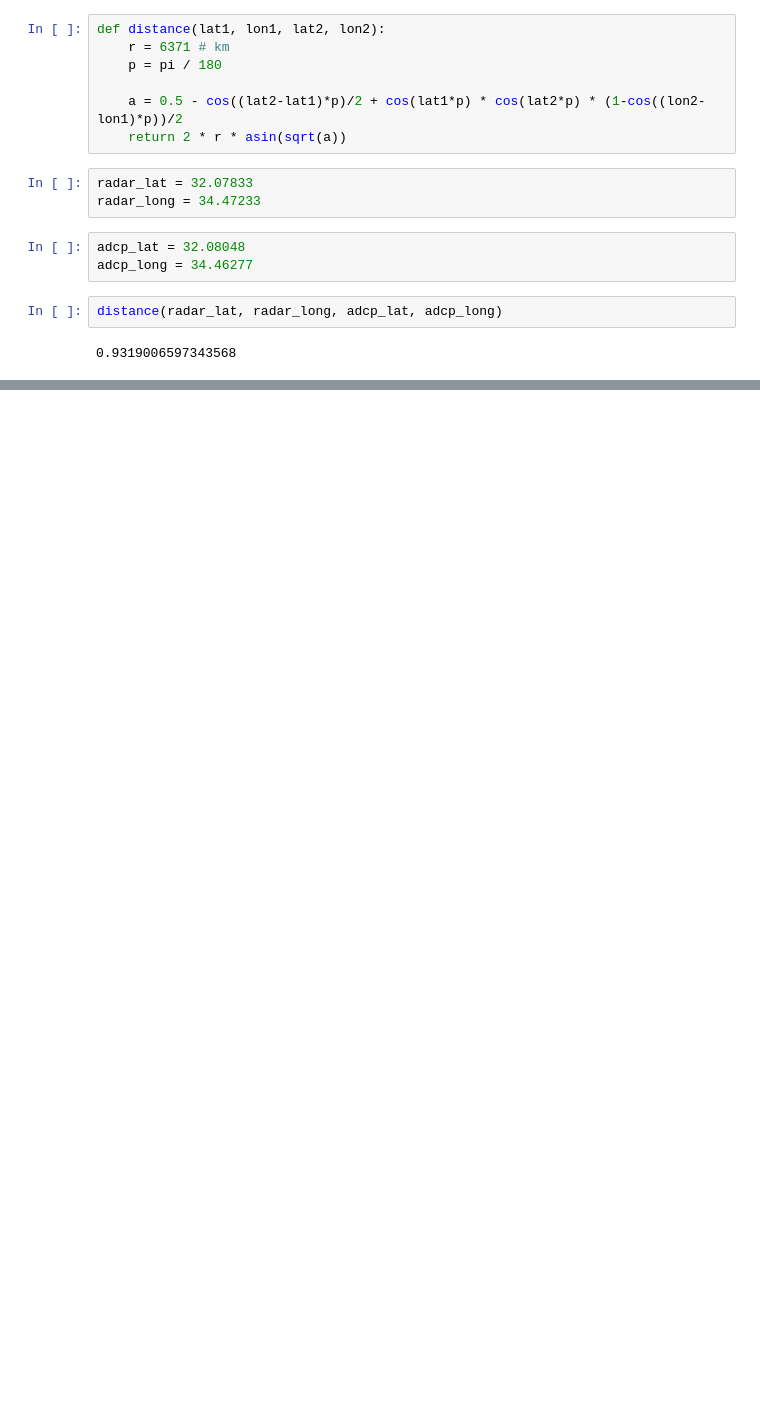
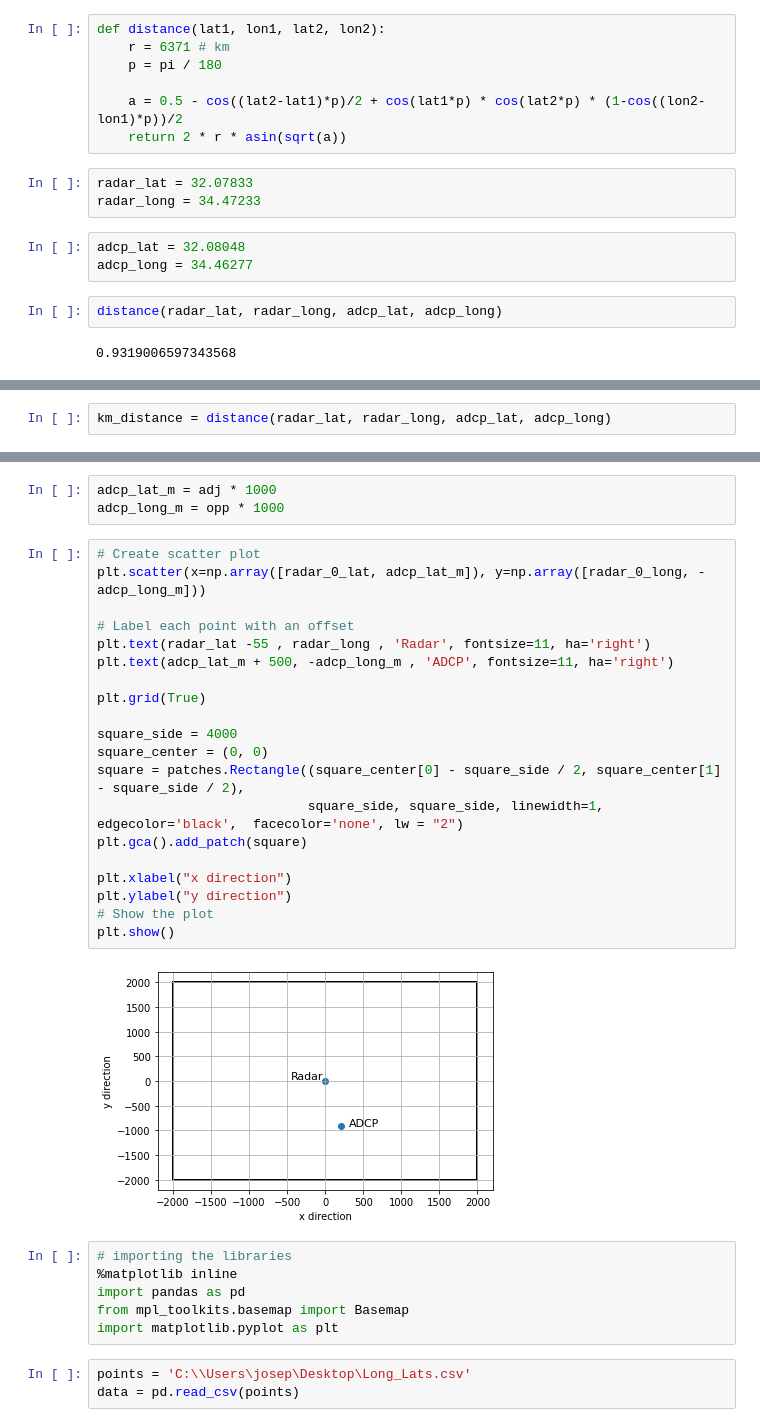
Before and after one commit to joeyanderson1/4th-Year-Thesis, a Jupyter notebook: ADCP Data.ipynb, the cells around one changed output, grey strips where cells are left out. Cells and saved outputs as stored; diff of their text form; blank space fills up the shorter version.

```diff
--- a/ADCP Data.ipynb
+++ b/ADCP Data.ipynb
@@ -164,0 +139,2 @@ plt.show()
+# %%
+km_distance = distance(radar_lat, radar_long, adcp_lat, adcp_long)
@@ -164,0 +155,34 @@ plt.show()
+# %%
+adcp_lat_m = adj * 1000
+adcp_long_m = opp * 1000
+# %%
+# Create scatter plot
+plt.scatter(x=np.array([radar_0_lat, adcp_lat_m]), y=np.array([radar_0_long, -adcp_long_m]))
+
+# Label each point with an offset
+plt.text(radar_lat -55 , radar_long , 'Radar', fontsize=11, ha='right')
+plt.text(adcp_lat_m + 500, -adcp_long_m , 'ADCP', fontsize=11, ha='right')
+
+plt.grid(True)
+
+square_side = 4000
+square_center = (0, 0)
+square = patches.Rectangle((square_center[0] - square_side / 2, square_center[1] - square_side / 2),
+                           square_side, square_side, linewidth=1, edgecolor='black',  facecolor='none', lw = "2")
+plt.gca().add_patch(square)
+
+plt.xlabel("x direction")
+plt.ylabel("y direction")
+# Show the plot
+plt.show()
+# %% [output]
+[figure, added]
+# %%
+# importing the libraries
+%matplotlib inline
+import pandas as pd
+from mpl_toolkits.basemap import Basemap
+import matplotlib.pyplot as plt
+# %%
+points = 'C:\\Users\josep\Desktop\Long_Lats.csv'
+data = pd.read_csv(points)
```
Also changed, not shown: parts of 21 cells of this notebook.
